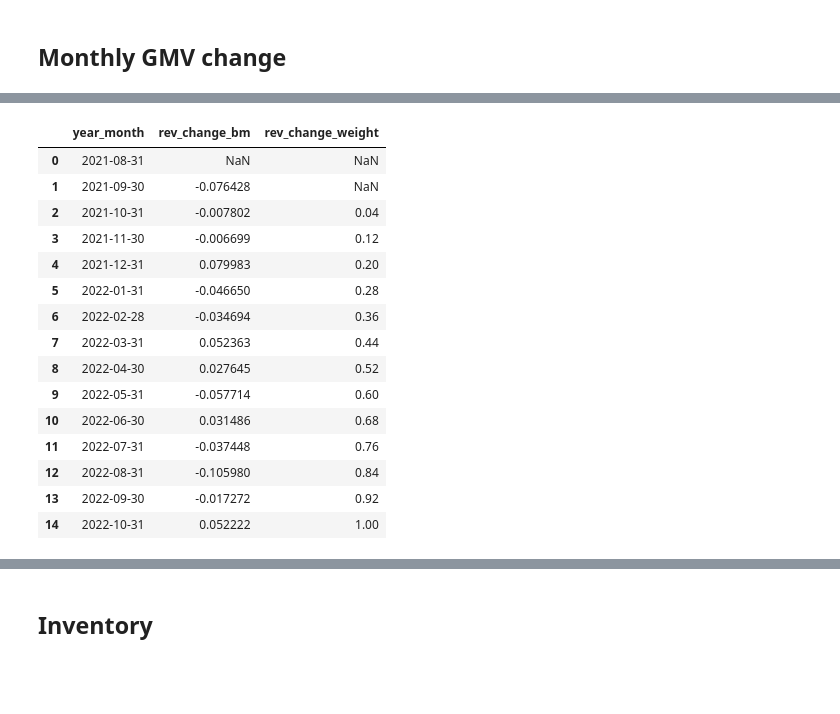
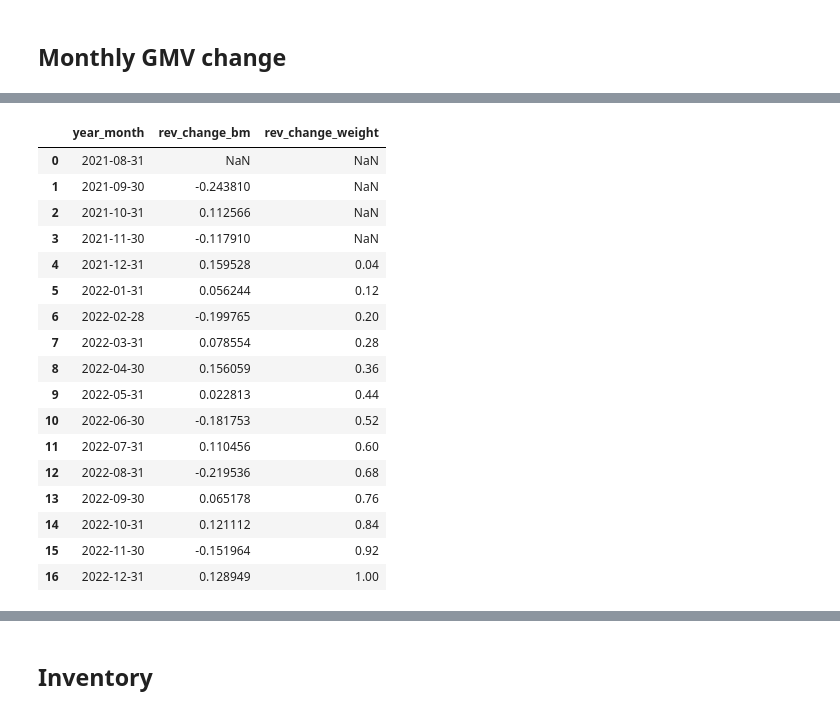
Before and after one commit to warrenshen/platform, a Jupyter notebook: services/api-server/notebooks/analysis/blaze_data_analysis_CA_master.ipynb, the cells around one changed output, grey strips where cells are left out. Cells and saved outputs as stored; diff of their text form; code cells hidden in the pictures; blank space fills up the shorter version.

Commit message:
add vc v2 research notebook and clean up blaze nb (#3160)
Co-authored-by: victoria <>

```diff
--- a/services/api-server/notebooks/analysis/blaze_data_analysis_CA_master.ipynb
+++ b/services/api-server/notebooks/analysis/blaze_data_analysis_CA_master.ipynb
@@ -123,26 +127,32 @@ blaze_ca_gmv_change_data
+# %%
+# to ensure we have the correct size of monthly state rev changes & their corresponding weights, if we are running
+# uw for a new month, we add another numpy.nan to rev_change_bm_with_weight['weight'].
+weight_array = [numpy.nan] * (blaze_ca_gmv_change_data.shape[0] - 13) + [0.04,0.12,0.2,0.28,0.36,0.44,0.52,0.6,0.68,0.76,0.84,0.92,1]
 # %%
 rev_change_bm_with_weight = blaze_ca_gmv_change_data[['year_month','rev_change']]
-rev_change_bm_with_weight['weight'] = [numpy.nan,numpy.nan,0.04,0.12,0.2,0.28,0.36,0.44,0.52,0.6,0.68,0.76,0.84,0.92,1]
+rev_change_bm_with_weight['weight'] = weight_array
 rev_change_bm_with_weight.columns = ['year_month','rev_change_bm','rev_change_weight']
 rev_change_bm_with_weight = rev_change_bm_with_weight.reset_index(drop = True)
 rev_change_bm_with_weight
 # %% [output]
 |  | year_month | rev_change_bm | rev_change_weight |
 | 0 | 2021-08-31 | NaN | NaN |
-| 1 | 2021-09-30 | -0.076428 | NaN |
-| 2 | 2021-10-31 | -0.007802 | 0.04 |
-| 3 | 2021-11-30 | -0.006699 | 0.12 |
-| 4 | 2021-12-31 | 0.079983 | 0.20 |
-| 5 | 2022-01-31 | -0.046650 | 0.28 |
-| 6 | 2022-02-28 | -0.034694 | 0.36 |
-| 7 | 2022-03-31 | 0.052363 | 0.44 |
-| 8 | 2022-04-30 | 0.027645 | 0.52 |
-| 9 | 2022-05-31 | -0.057714 | 0.60 |
-| 10 | 2022-06-30 | 0.031486 | 0.68 |
-| 11 | 2022-07-31 | -0.037448 | 0.76 |
-| 12 | 2022-08-31 | -0.105980 | 0.84 |
-| 13 | 2022-09-30 | -0.017272 | 0.92 |
-| 14 | 2022-10-31 | 0.052222 | 1.00 |
+| 1 | 2021-09-30 | -0.243810 | NaN |
+| 2 | 2021-10-31 | 0.112566 | NaN |
+| 3 | 2021-11-30 | -0.117910 | NaN |
+| 4 | 2021-12-31 | 0.159528 | 0.04 |
+| 5 | 2022-01-31 | 0.056244 | 0.12 |
+| 6 | 2022-02-28 | -0.199765 | 0.20 |
+| 7 | 2022-03-31 | 0.078554 | 0.28 |
+| 8 | 2022-04-30 | 0.156059 | 0.36 |
+| 9 | 2022-05-31 | 0.022813 | 0.44 |
+| 10 | 2022-06-30 | -0.181753 | 0.52 |
+| 11 | 2022-07-31 | 0.110456 | 0.60 |
+| 12 | 2022-08-31 | -0.219536 | 0.68 |
+| 13 | 2022-09-30 | 0.065178 | 0.76 |
+| 14 | 2022-10-31 | 0.121112 | 0.84 |
+| 15 | 2022-11-30 | -0.151964 | 0.92 |
+| 16 | 2022-12-31 | 0.128949 | 1.00 |
 # %%
 # calculate each location's gmv change & gmv change vs state
 blaze_gm_data_long_with_rev  = pd.merge(blaze_gm_data_long,rev_change_bm_with_weight,on=['year_month'], how='inner')
```
Also changed, not shown: parts of 32 cells of this notebook, 5 other files.
